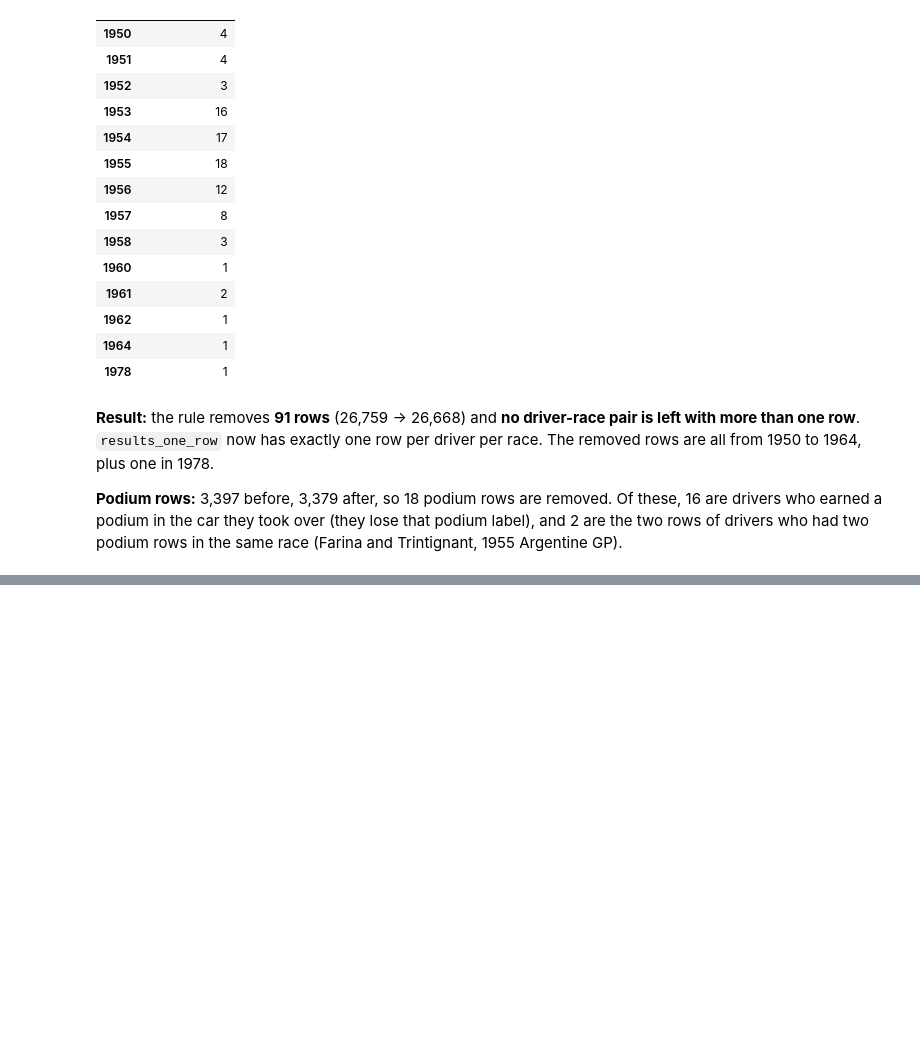
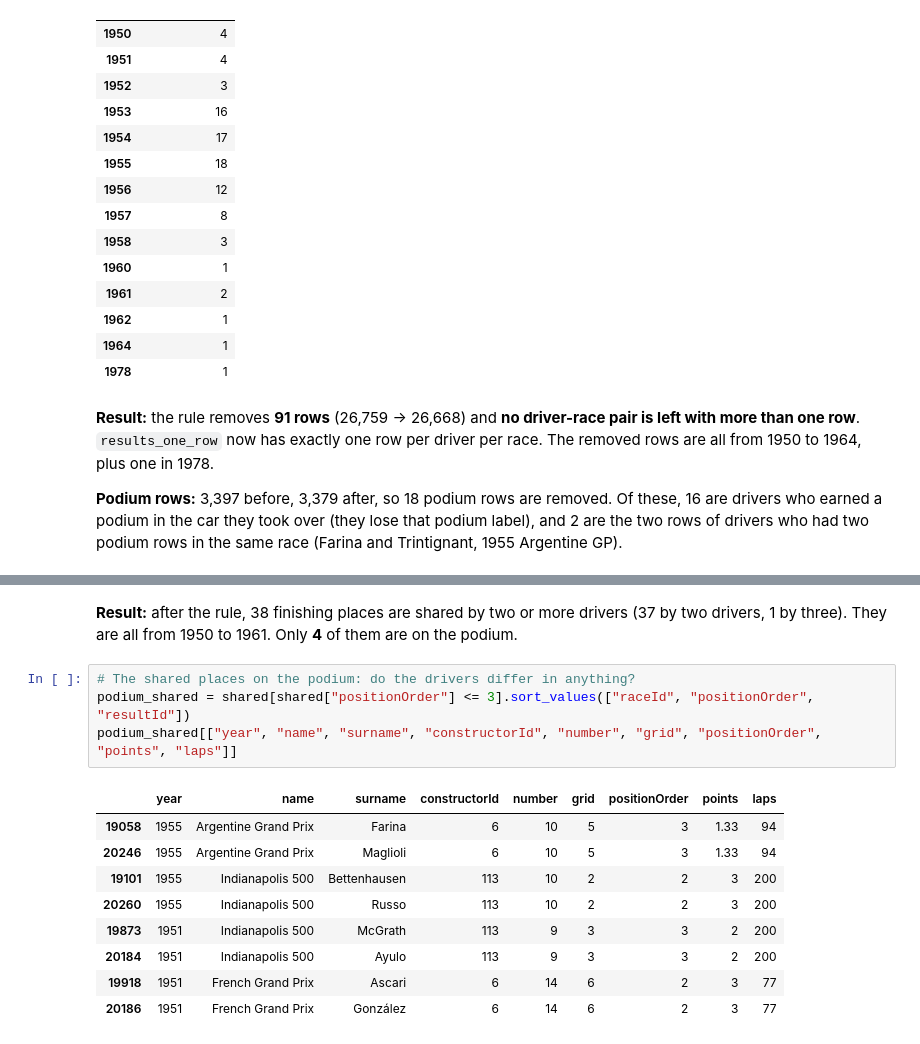
Before and after one commit to esralsayed/ACL-milestone1, a Jupyter notebook: F1_podium_prediction.ipynb, the cells around one changed output, grey strips where cells are left out. Cells and saved outputs as stored; diff of their text form; blank space fills up the shorter version.

```diff
--- a/F1_podium_prediction.ipynb
+++ b/F1_podium_prediction.ipynb
@@ -1158,0 +1421,16 @@ season.value_counts().sort_index().rename("rows removed").rename_axis("year").to
+# %% [markdown]
+**Result:** after the rule, 38 finishing places are shared by two or more drivers (37 by two drivers, 1 by three). They are all from 1950 to 1961. Only **4** of them are on the podium.
+# %%
+# The shared places on the podium: do the drivers differ in anything?
+podium_shared = shared[shared["positionOrder"] <= 3].sort_values(["raceId", "positionOrder", "resultId"])
+podium_shared[["year", "name", "surname", "constructorId", "number", "grid", "positionOrder", "points", "laps"]]
+# %% [output]
+|  | year | name | surname | constructorId | number | grid | positionOrder | points | laps |
+| 19058 | 1955 | Argentine Grand Prix | Farina | 6 | 10 | 5 | 3 | 1.33 | 94 |
+| 20246 | 1955 | Argentine Grand Prix | Maglioli | 6 | 10 | 5 | 3 | 1.33 | 94 |
+| 19101 | 1955 | Indianapolis 500 | Bettenhausen | 113 | 10 | 2 | 2 | 3 | 200 |
+| 20260 | 1955 | Indianapolis 500 | Russo | 113 | 10 | 2 | 2 | 3 | 200 |
+| 19873 | 1951 | Indianapolis 500 | McGrath | 113 | 9 | 3 | 3 | 2 | 200 |
+| 20184 | 1951 | Indianapolis 500 | Ayulo | 113 | 9 | 3 | 3 | 2 | 200 |
+| 19918 | 1951 | French Grand Prix | Ascari | 6 | 14 | 6 | 2 | 3 | 77 |
+| 20186 | 1951 | French Grand Prix | González | 6 | 14 | 6 | 2 | 3 | 77 |
```
Also changed, not shown: parts of 53 cells of this notebook, 1 other file.
